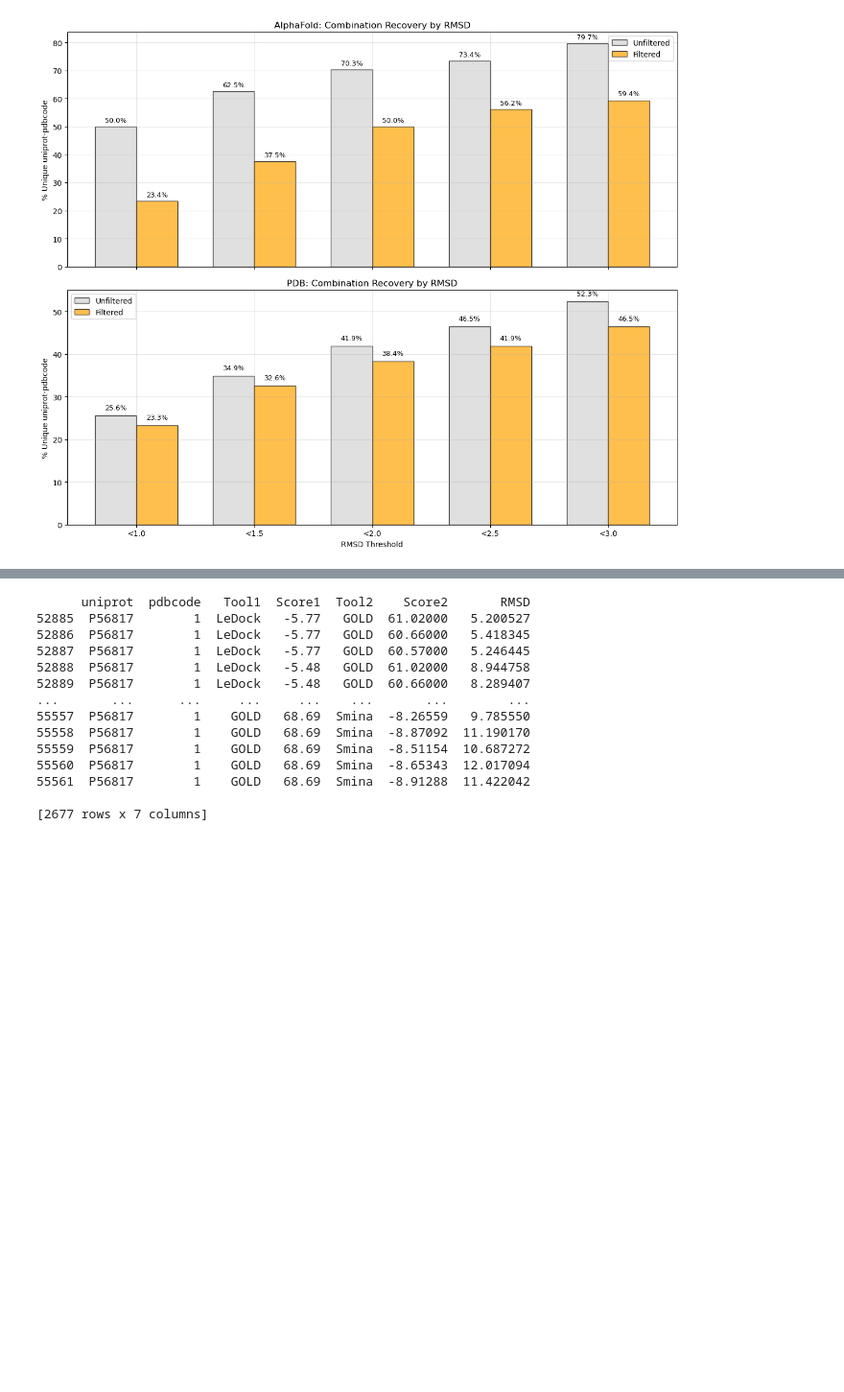
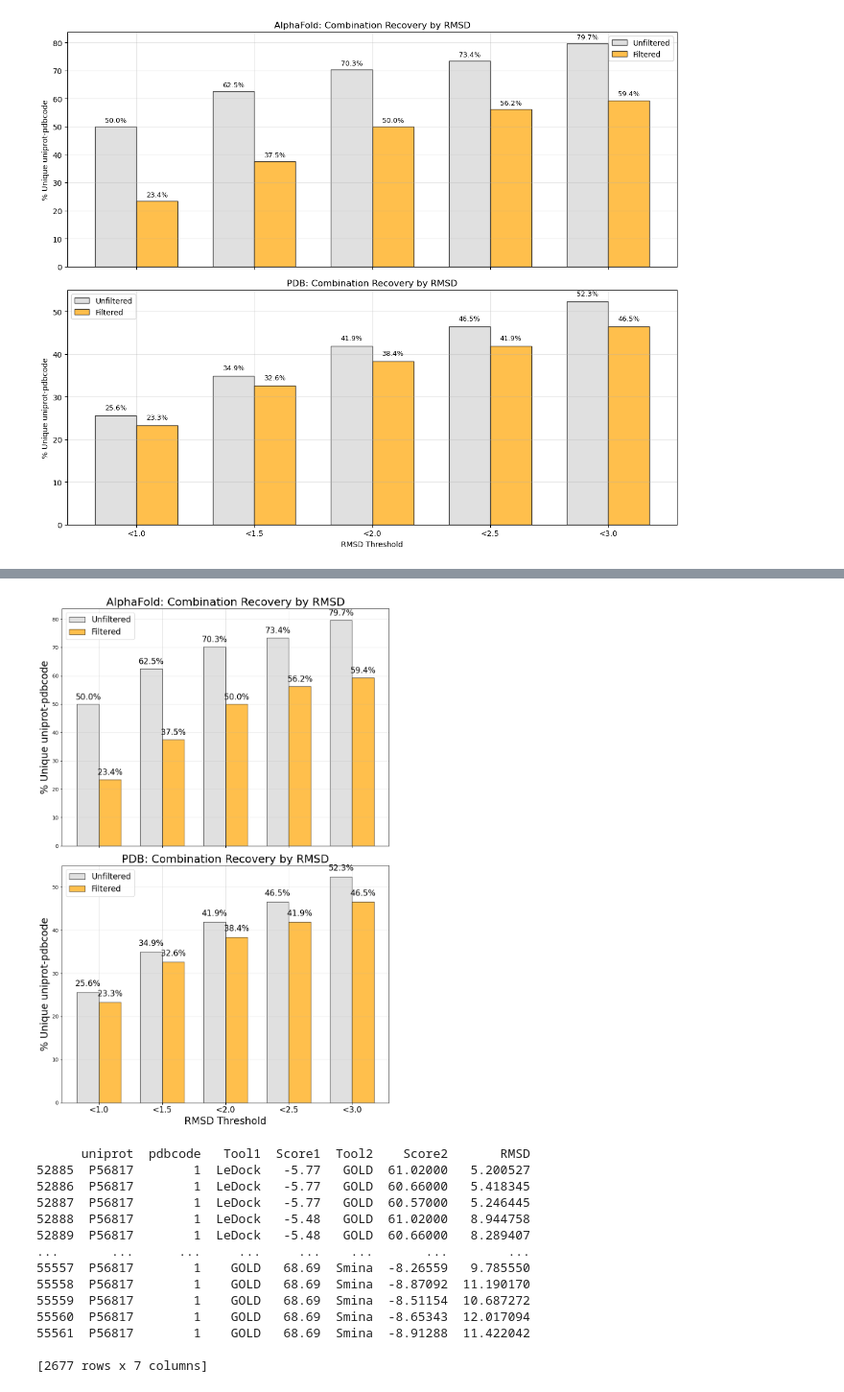
Before and after one commit to costbio/analyze_consensusdock, a Jupyter notebook: pdb_vs_alphafold.ipynb, the cells around one changed output, grey strips where cells are left out. Shown: that part at 96% size. Drawn from its saved outputs; the diff is of its cells as text; code cells hidden in the pictures; blank space fills up the shorter version.

Commit message:
Add RMSD-based filtering and tool-specific scoring logic for docking pose selection

```diff
--- a/pdb_vs_alphafold.ipynb
+++ b/pdb_vs_alphafold.ipynb
@@ -252,3 +94,78 @@ Worst GOLD dock (lowest score) in PDB:
+# %%
+import matplotlib.pyplot as plt
+import numpy as np
+
+# Filtre fonksiyonu
+def tool_specific_filter(row):
+    if row['Tool1'] == 'SMINA' and row['Score1'] <= -7:
+        return True
+    if row['Tool1'] == 'LeDock' and row['Score1'] <= -5:
+        return True
+    if row['Tool1'] == 'GOLD' and row['Score1'] >= 70:
+        return True
+    if row['Tool2'] == 'SMINA' and row['Score2'] <= -7:
+        return True
+    if row['Tool2'] == 'LeDock' and row['Score2'] <= -5:
+        return True
+    if row['Tool2'] == 'GOLD' and row['Score2'] >= 70:
+        return True
+    return False
+
+thresholds = [1.0, 1.5, 2.0, 2.5, 3.0]
+
+def get_percentages(df):
+    filtered_df = df[df.apply(tool_specific_filter, axis=1)].copy()
+    rmsd_col = 'RMSD'
+    def unique_combos(df, threshold):
+        return df[df[rmsd_col] < threshold][['uniprot', 'pdbcode']].drop_duplicates().shape[0]
+    total_combos = df[['uniprot', 'pdbcode']].drop_duplicates().shape[0]
+    unique_combos_unfiltered = [unique_combos(df, t) for t in thresholds]
+    percentage_unfiltered = [v / total_combos * 100 for v in unique_combos_unfiltered]
+    unique_combos_filtered = [unique_combos(filtered_df, t) for t in thresholds]
+    percentage_filtered = [v / total_combos * 100 for v in unique_combos_filtered]
+    return percentage_unfiltered, percentage_filtered
+
+# Yüzdelikleri hesapla
+perc_unf_alphafold, perc_filt_alphafold = get_percentages(df_alphafold)
+perc_unf_pdb, perc_filt_pdb = get_percentages(df_pdb)
+
+x_pos = np.arange(len(thresholds))
+width = 0.35
+
+
+fig, axes = plt.subplots(2, 1, figsize=(10, 15), sharex=True)
+
+# AlphaFold bar plot
+bars1 = axes[0].bar(x_pos - width/2, perc_unf_alphafold, width, alpha=0.7, color='lightgray', edgecolor='black', label='Unfiltered')
+bars2 = axes[0].bar(x_pos + width/2, perc_filt_alphafold, width, alpha=0.7, color='orange', edgecolor='black', label='Filtered')
+axes[0].set_ylabel('% Unique uniprot-pdbcode', fontsize=20)
+axes[0].set_title('AlphaFold: Combination Recovery by RMSD', fontsize=22)
+axes[0].legend(fontsize=16)
+axes[0].grid(True, alpha=0.3)
+for bar, value in zip(bars1, perc_unf_alphafold):
+    axes[0].text(bar.get_x() + bar.get_width()/2, bar.get_height() + 1, f'{value:.1f}%', ha='center', va='bottom', fontsize=16)
+for bar, value in zip(bars2, perc_filt_alphafold):
+    axes[0].text(bar.get_x() + bar.get_width()/2, bar.get_height() + 1, f'{value:.1f}%', ha='center', va='bottom', fontsize=16)
+
+# PDB bar plot
+bars1 = axes[1].bar(x_pos - width/2, perc_unf_pdb, width, alpha=0.7, color='lightgray', edgecolor='black', label='Unfiltered')
+bars2 = axes[1].bar(x_pos + width/2, perc_filt_pdb, width, alpha=0.7, color='orange', edgecolor='black', label='Filtered')
+axes[1].set_xlabel('RMSD Threshold', fontsize=20)
+axes[1].set_ylabel('% Unique uniprot-pdbcode', fontsize=20)
+axes[1].set_title('PDB: Combination Recovery by RMSD', fontsize=22)
+axes[1].set_xticks(x_pos)
+axes[1].set_xticklabels([f'<{t}' for t in thresholds], fontsize=16)
+axes[1].legend(fontsize=16)
+axes[1].grid(True, alpha=0.3)
+for bar, value in zip(bars1, perc_unf_pdb):
+    axes[1].text(bar.get_x() + bar.get_width()/2, bar.get_height() + 1, f'{value:.1f}%', ha='center', va='bottom', fontsize=16)
+for bar, value in zip(bars2, perc_filt_pdb):
+    axes[1].text(bar.get_x() + bar.get_width()/2, bar.get_height() + 1, f'{value:.1f}%', ha='center', va='bottom', fontsize=16)
+
+plt.tight_layout()
+plt.show()
+# %% [output]
+[figure, added]
 # %%
 # Replace with your UniProt code of interest
 uniprot_of_interest = "P56817"
```
Also changed, not shown: parts of 18 cells of this notebook.
